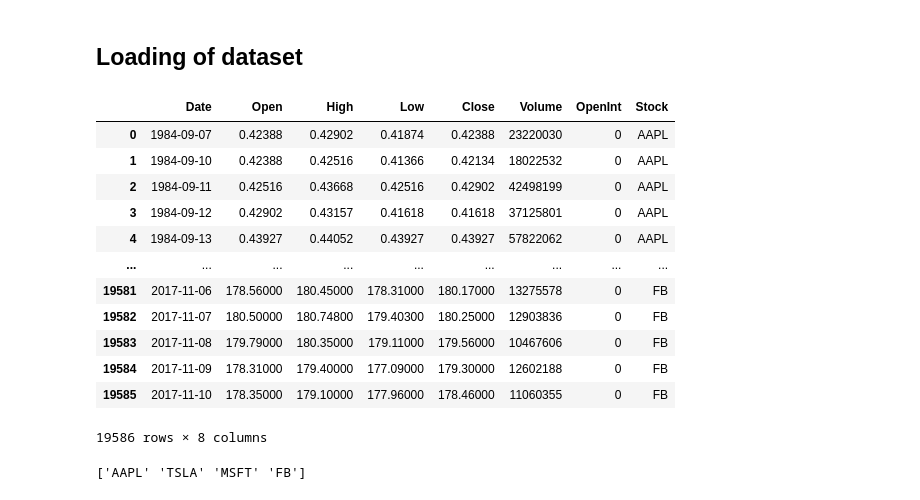
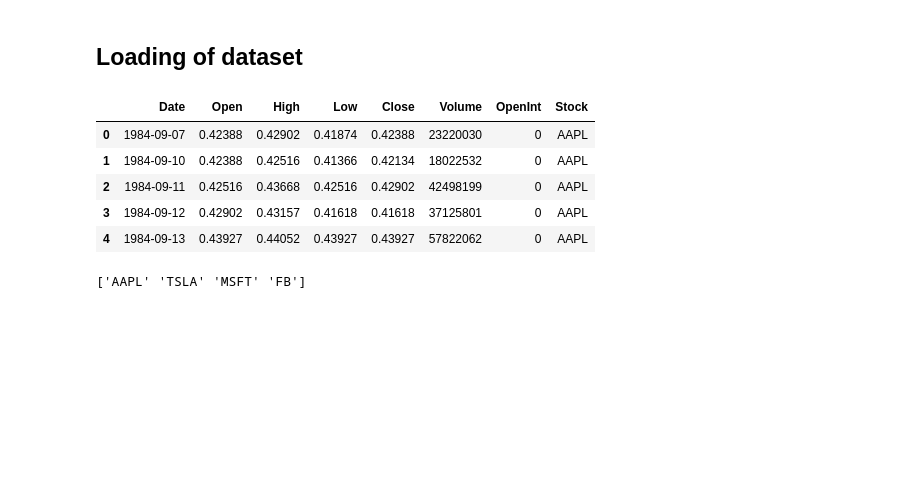
Before and after one commit to DaiVo20/Stock-Price-Prediction, a Jupyter notebook: LSTM_model.ipynb, the cells around one changed output. Saved outputs shown, nothing was run; the diff lists cells and outputs as text; code cells hidden in the pictures; blank space fills up the shorter version.

```diff
--- a/LSTM_model.ipynb
+++ b/LSTM_model.ipynb
@@ -17,22 +20,15 @@ warnings.filterwarnings('ignore')
 # %%
 path_default = "./data/stock_data.csv"
 stock_data = pd.read_csv(path_default)
 stock_data['Date'] = pd.to_datetime(stock_data['Date'])
-stock_data
+stock_data.head(5)
 # %% [output]
 |  | Date | Open | High | Low | Close | Volume | OpenInt | Stock |
 | 0 | 1984-09-07 | 0.42388 | 0.42902 | 0.41874 | 0.42388 | 23220030 | 0 | AAPL |
 | 1 | 1984-09-10 | 0.42388 | 0.42516 | 0.41366 | 0.42134 | 18022532 | 0 | AAPL |
 | 2 | 1984-09-11 | 0.42516 | 0.43668 | 0.42516 | 0.42902 | 42498199 | 0 | AAPL |
 | 3 | 1984-09-12 | 0.42902 | 0.43157 | 0.41618 | 0.41618 | 37125801 | 0 | AAPL |
 | 4 | 1984-09-13 | 0.43927 | 0.44052 | 0.43927 | 0.43927 | 57822062 | 0 | AAPL |
-| ... | ... | ... | ... | ... | ... | ... | ... | ... |
-| 19581 | 2017-11-06 | 178.56000 | 180.45000 | 178.31000 | 180.17000 | 13275578 | 0 | FB |
-| 19582 | 2017-11-07 | 180.50000 | 180.74800 | 179.40300 | 180.25000 | 12903836 | 0 | FB |
-| 19583 | 2017-11-08 | 179.79000 | 180.35000 | 179.11000 | 179.56000 | 10467606 | 0 | FB |
-| 19584 | 2017-11-09 | 178.31000 | 179.40000 | 177.09000 | 179.30000 | 12602188 | 0 | FB |
-| 19585 | 2017-11-10 | 178.35000 | 179.10000 | 177.96000 | 178.46000 | 11060355 | 0 | FB |
-19586 rows × 8 columns
 # %%
 companies = stock_data['Stock'].unique()
 print(companies)
```
Also changed, not shown: parts of 13 cells of this notebook, 1 other file.
